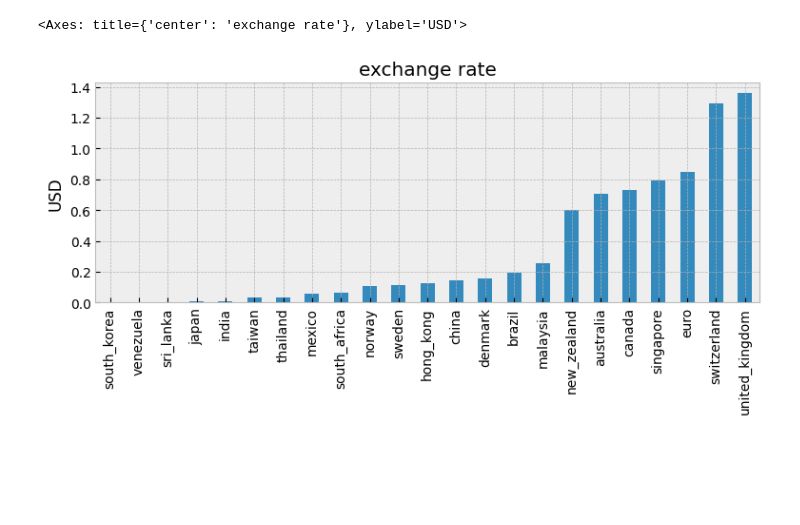
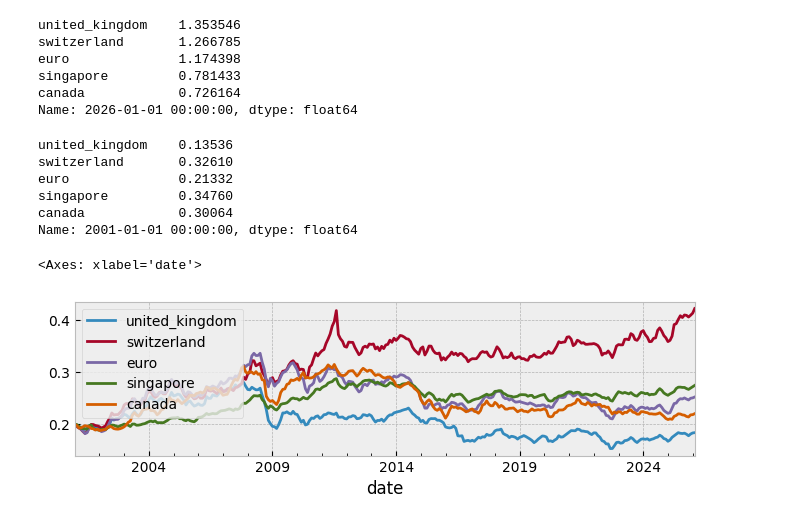
Before and after one commit to samkennerly/chengdu, a Jupyter notebook: science/projects/money.ipynb, the cells around one changed output. Drawn from its saved outputs; the diff is of its cells as text; code cells hidden in the pictures; blank space fills up the shorter version.

Commit message:
update science/projects/money

```diff
--- a/science/projects/money.ipynb
+++ b/science/projects/money.ipynb
@@ -51,0 +29,21 @@ data.tail()
+# %%
+money = pd.read_csv(DATA_PATH)
+money.columns = clean_cols(money)
+money['date'] = pd.to_datetime(money['date'])
+
+# Pivot to a wide table: dates are the index column,
+# and each column is a country.
+money = money.pivot(
+        index='date',
+        columns='country',
+        values='exchange_rate'
+)
+money.columns = clean_cols(money)
+
+# Forget everything before 2001-01-01.
+money = money.loc['2001-01-01':]
+
+# Values are in units of 1/USD. Convert to USD.
+money = 1 / money
+
+money.tail()
@@ -110,11 +80,39 @@ data['china'].plot(**plotkw)
-# %%
-# Show the most recent not-null rates
-(data
-    .loc[data.index.max()]
-    .dropna()
-    .sort_values()
-    .plot(**plotkw, kind='bar')
-)
-# %% [output]
-<Axes: title={'center': 'exchange rate'}, ylabel='USD'>
-[figure, removed]
+# %%
+# I chose these 5 currencies as a reference.
+# Check examples from 2026-01-01 for errors:
+basketcols = [
+    'united_kingdom', # 1 GBP = 1.35 USD
+    'switzerland',    # 1 CHF = 1.27 USD
+    'euro',           # 1 EUR = 1.17 USD
+    'singapore',      # 1 SGD = 0.78 USD
+    'canada',         # 1 CAD = 0.73 USD
+]
+money.loc['2026-01-01', basketcols]
+# %% [output]
+united_kingdom    1.353546
+switzerland       1.266785
+euro              1.174398
+singapore         0.781433
+canada            0.726164
+Name: 2026-01-01 00:00:00, dtype: float64
+# %%
+# Imagine that in 2001-01-01, I invested $0.20 USD in each of
+# those 5 currencies. I put that money in a basket, locked
+# the basket in a safe place, and never spent any of it.
+# How much of each currency would I have?
+basket_coefs = 0.2 / money.loc['2001-01-01', basketcols]
+basket_coefs
+# %% [output]
+united_kingdom    0.13536
+switzerland       0.32610
+euro              0.21332
+singapore         0.34760
+canada            0.30064
+Name: 2001-01-01 00:00:00, dtype: float64
+# %%
+# Show the USD price of each of my investments over time.
+basket = basket_coefs * money[basketcols]
+basket.plot(**plotkw)
+# %% [output]
+<Axes: xlabel='date'>
+[figure, added]
```
Also changed, not shown: parts of 22 cells of this notebook.
